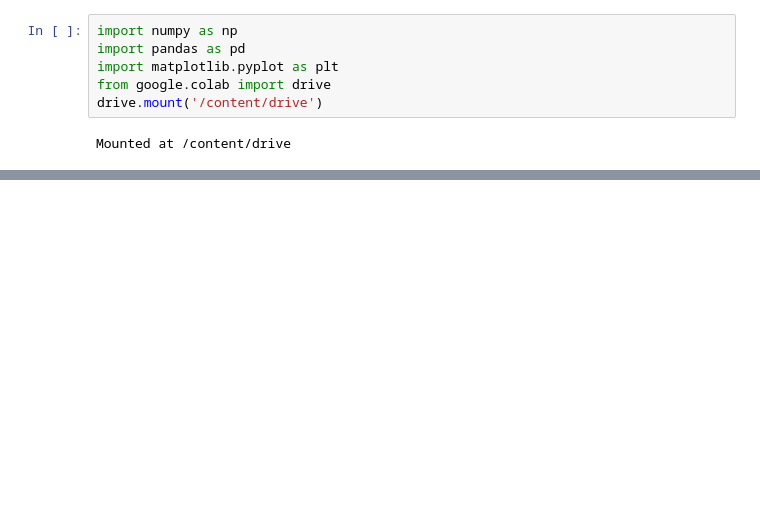
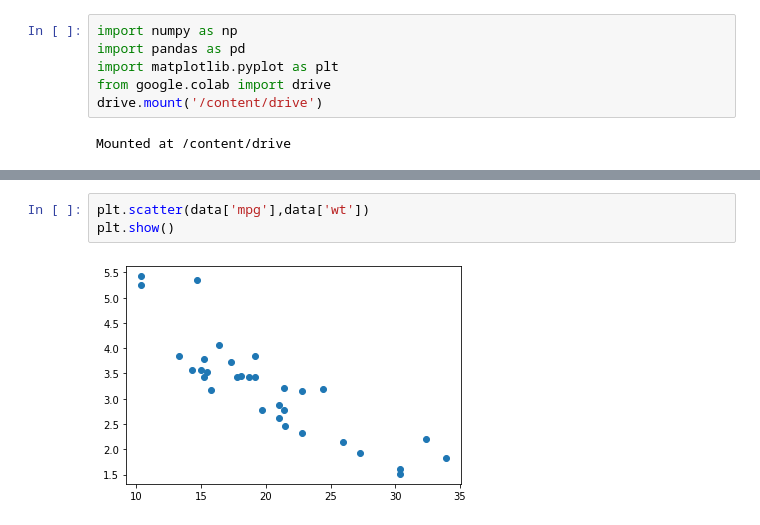
Before and after one commit to vishant016/140_VISHANT, a Jupyter notebook: LAB1_0.ipynb, the cells around one changed output, grey strips where cells are left out. Cells and saved outputs as stored; diff of their text form; blank space fills up the shorter version.

```diff
--- a/LAB1_0.ipynb
+++ b/LAB1_0.ipynb
@@ -20,0 +65,5 @@ cyl
+# %%
+plt.scatter(data['mpg'],data['wt'])
+plt.show()
+# %% [output]
+[figure, added]
```
Also changed, not shown: parts of 10 cells of this notebook.
